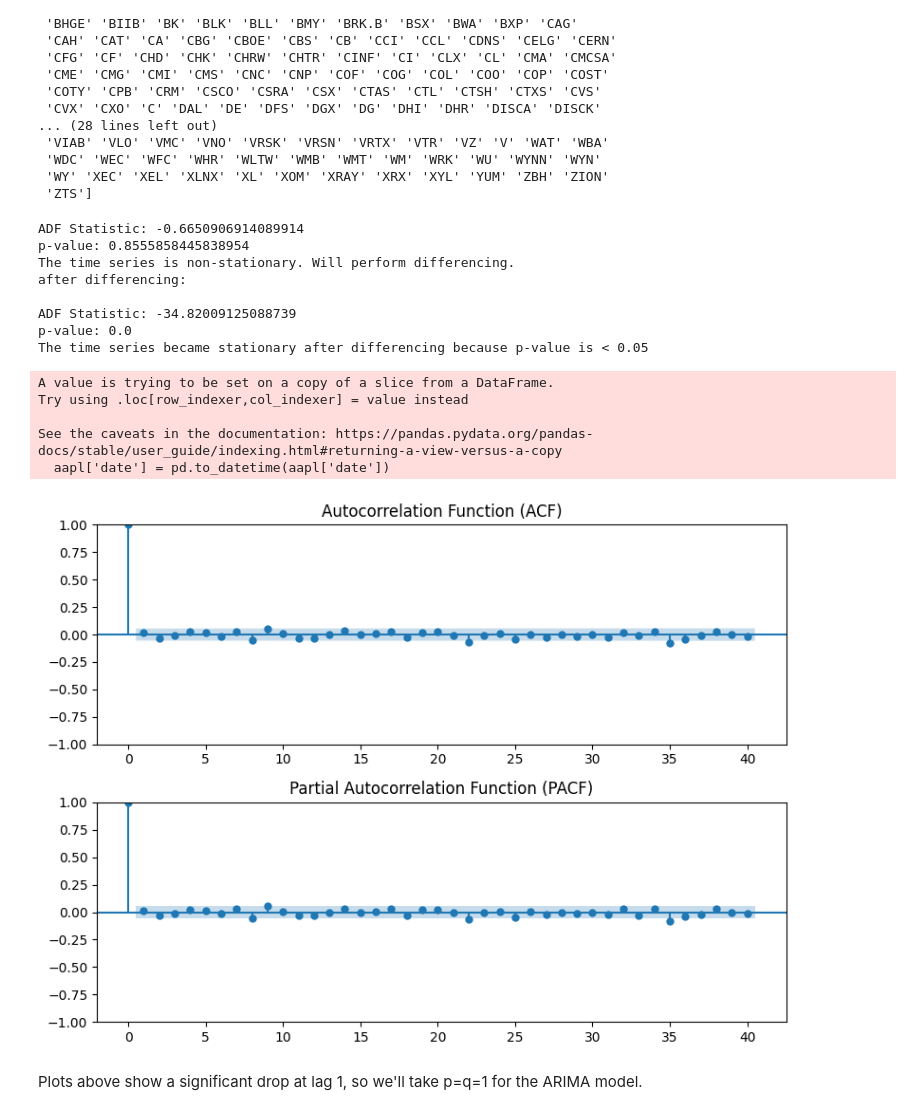
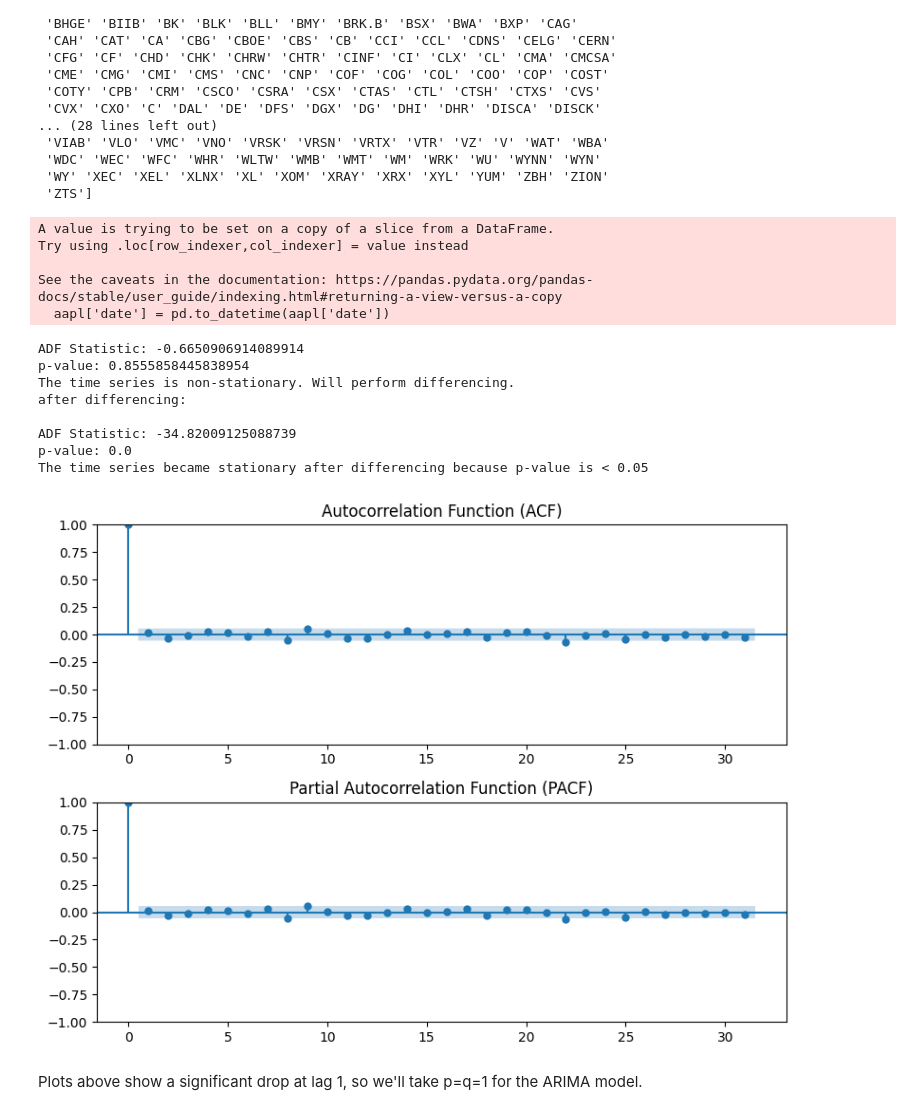
Before and after one commit to ariakhademi/timeseries, a Jupyter notebook: timeseries.ipynb, the cells around one changed output. Drawn from its saved outputs; the diff is of its cells as text; code cells hidden in the pictures.

```diff
--- a/timeseries.ipynb
+++ b/timeseries.ipynb
@@ -60,7 +60,6 @@ aapl.set_index('date', inplace=True)
 closing_price = aapl['close'].dropna()
 
 # adf test to determine stationarity
-diff_order = 1
 adf_test = adfuller(closing_price)
 print('ADF Statistic:', adf_test[0])
 print('p-value:', adf_test[1])
@@ -68,7 +67,6 @@ print('p-value:', adf_test[1])
 if adf_test[1] <= 0.05:
     print("The time series is stationary.")
 else:
-  # diff order > 3 is not recommended
   while(adf_test[1] > 0.05):
     print("The time series is non-stationary. Will perform differencing.")
     diff_closing_price = closing_price.diff().dropna()
@@ -81,34 +79,34 @@ else:
       print("The time series became stationary after differencing because p-value is < 0.05")
       break
 # %% [output]
-ADF Statistic: -0.6650906914089914
-p-value: 0.8555858445838954
-The time series is non-stationary. Will perform differencing.
-after differencing:
+A value is trying to be set on a copy of a slice from a DataFrame.
+Try using .loc[row_indexer,col_indexer] = value instead
 
-ADF Statistic: -34.82009125088739
-p-value: 0.0
-The time series became stationary after differencing because p-value is < 0.05
+See the caveats in the documentation: https://pandas.pydata.org/pandas-docs/stable/user_guide/indexing.html#returning-a-view-versus-a-copy
+  aapl['date'] = pd.to_datetime(aapl['date'])
-A value is trying to be set on a copy of a slice from a DataFrame.
-Try using .loc[row_indexer,col_indexer] = value instead
+ADF Statistic: -0.6650906914089914
+p-value: 0.8555858445838954
+The time series is non-stationary. Will perform differencing.
+after differencing:
 
-See the caveats in the documentation: https://pandas.pydata.org/pandas-docs/stable/user_guide/indexing.html#returning-a-view-versus-a-copy
-  aapl['date'] = pd.to_datetime(aapl['date'])
+ADF Statistic: -34.82009125088739
+p-value: 0.0
+The time series became stationary after differencing because p-value is < 0.05
 # %%
 # analyze the ACF and PACF graphs
 fig, (ax1, ax2) = plt.subplots(2, 1, figsize=(8, 6))
 # ACF
-plot_acf(diff_closing_price, lags=40, ax=ax1)
+plot_acf(diff_closing_price, ax=ax1)
 ax1.set_title('Autocorrelation Function (ACF)')
 
 # Plot PACF
-plot_pacf(diff_closing_price, lags=40, ax=ax2)
+plot_pacf(diff_closing_price, ax=ax2)
 ax2.set_title('Partial Autocorrelation Function (PACF)')
 
 plt.tight_layout()
 plt.show()
 # %% [output]
-[figure, old version]
+[figure, new version]
 # %% [markdown]
 Plots above show a significant drop at lag 1, so we'll take p=q=1 for the ARIMA model.
 # %%
```
Also changed, not shown: parts of 4 cells of this notebook.
